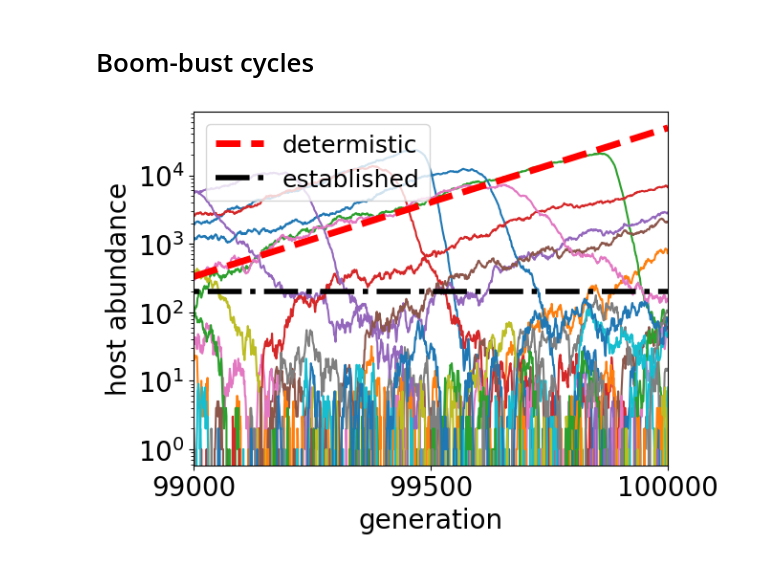
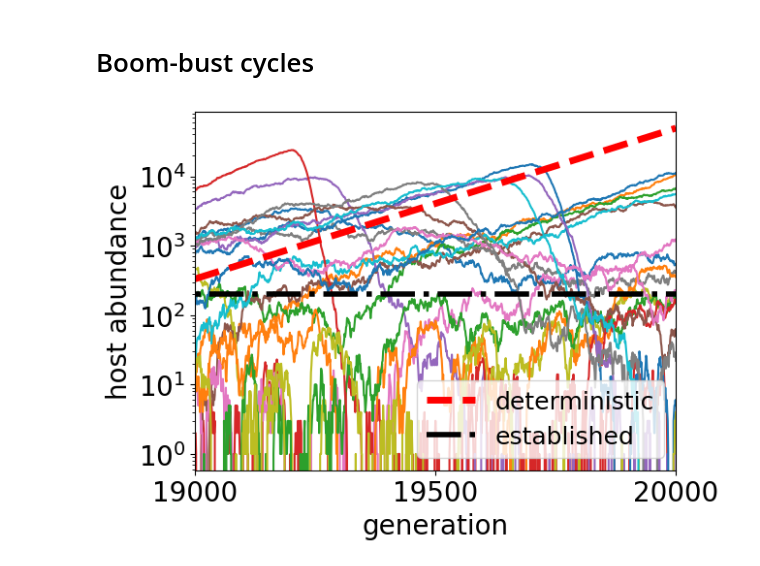
Before and after one commit to Wenping-Cui/GeneTransfer, a Jupyter notebook: ManyPairs_Simulation.ipynb, the cells around one changed output. Saved outputs shown, nothing was run; the diff lists cells and outputs as text; code cells hidden in the pictures.

Commit message:
upload datasets and finialize paper plots

```diff
--- a/ManyPairs_Simulation.ipynb
+++ b/ManyPairs_Simulation.ipynb
@@ -284,20 +284,20 @@ plt.savefig("GeneDist_"*suffix*".pdf", dpi=150, bbox_inches="tight")
 # %% [markdown]
 # Boom-bust cycles
 # %%
-t0 = 10^5-1000
-t1 = 10^5
+t0 = 2*10^4-1000
+t1 = 2*10^4
 plt.plot(t0:t1, TimeSeries_genotype_host[t0:t1, 100:20+100])
-plt.plot(t0:t1, 333 .*exp.(s.*(0:t1-t0)), color="r", linestyle ="dashed", linewidth = 5,label="determistic")
+plt.plot(t0:t1, 333 .*exp.(s.*(0:t1-t0)), color="r", linestyle ="dashed", linewidth = 5,label="deterministic")
 plt.hlines(y=2/(2*s), xmin=0, xmax=1e5, color="black", linestyle ="-.",label = "established", linewidth=4)
 #plt.hlines(y=2*N/(L*(L-1)), xmin=0, xmax=1e5, color="black", linestyle ="-.",label = "mean", linewidth=4)
 plt.xlim([t0, t1])
 plt.tick_params(axis="both", which="major", labelsize=20)
 #plt.ylim([1, 15*maximum(dataY)])
 plt.yscale("log")
 plt.xlabel("generation",fontsize = 20)
 plt.ylabel("host abundance",fontsize = 20)
 plt.legend(fontsize=18)
 plt.xticks(t0:500:t1)
 plt.savefig("manypairsHost.pdf", dpi=150, bbox_inches="tight")
 # %% [output]
-[figure, old version]
+[figure, new version]
```
Also changed, not shown: parts of 3 cells of this notebook, 16 other files.
